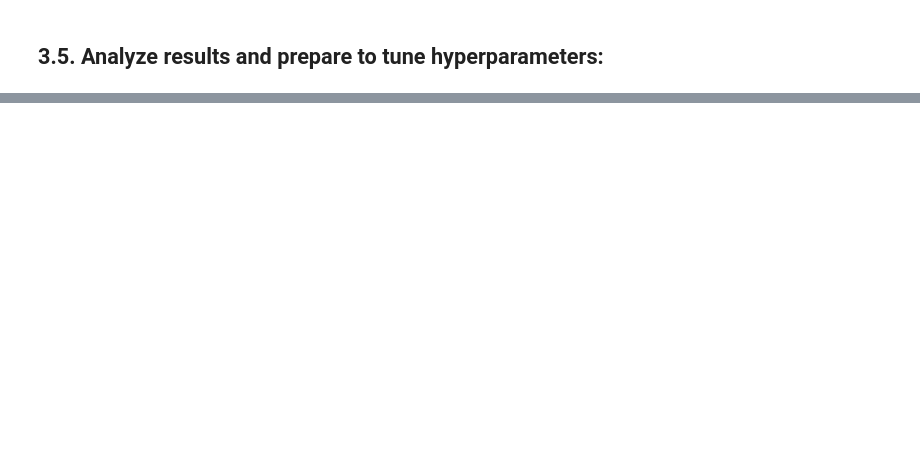
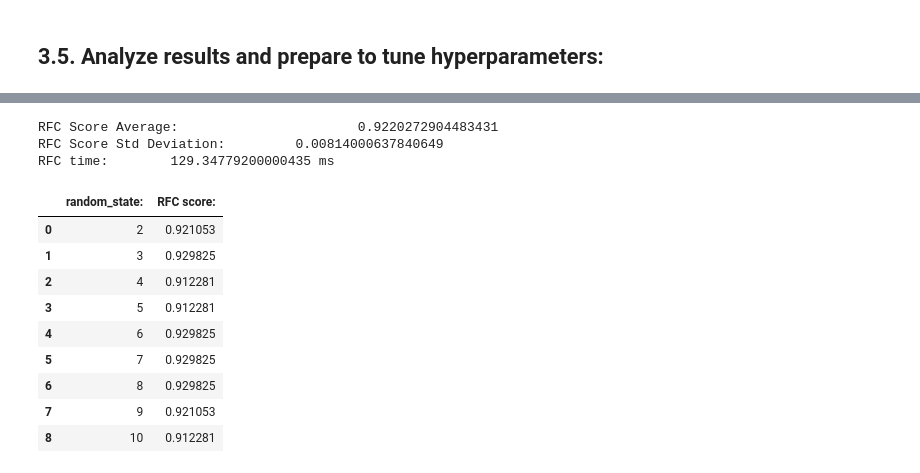
Before and after one commit to nhansen24/UCI_BreastCancer, a Jupyter notebook: notebook.ipynb, the cells around one changed output, grey strips where cells are left out. Drawn from its saved outputs; the diff is of its cells as text; code cells hidden in the pictures; blank space fills up the shorter version.

```diff
--- a/notebook.ipynb
+++ b/notebook.ipynb
@@ -232,0 +237,46 @@ RandomForestClassifier(max_depth=10, n_estimators=150, random_state=13)
+# %%
+# Modifying best rfc() to validate scores across dataset.
+score_list = list()
+
+scaler = StandardScaler()
+scaler.fit(X)
+X_train_scale = scaler.transform(X_train)
+X_test_scale = scaler.transform(X_test)
+
+# Loop to analyze for any meaningful impact of Random_state on bootstrapping in the RFC().
+for i in range(1,10):
+    clf = RandomForestClassifier(random_state=i+1,max_depth=10,n_estimators=150)
+    clf.fit(X_train_scale,y_train)
+    current_score = clf.score(X_test_scale,y_test)
+    score_list.append([i+1,current_score])
+
+c_names = ['random_state:','RFC score:']
+score_df = pd.DataFrame(score_list,columns=c_names)
+print('RFC Score Average: \t\t\t',str(score_df['RFC score:'].mean()))
+print('RFC Score Std Deviation: \t',str(score_df['RFC score:'].std()))
+# No indication that Random_state had a meaningful impact on our accuracy scores.
+
+from time import perf_counter as tpc
+
+start = tpc()
+clf = RandomForestClassifier(random_state=11,max_depth=10,n_estimators=150)
+clf.fit(X_train_scale,y_train)
+current_score = clf.score(X_test_scale,y_test)
+end = tpc()
+print('RFC time: \t', str((end - start) * 1000), 'ms')
+
+score_df
+# %% [output]
+RFC Score Average:                       0.9220272904483431
+RFC Score Std Deviation:         0.00814000637840649
+RFC time:        129.34779200000435 ms
+|  | random_state: | RFC score: |
+| 0 | 2 | 0.921053 |
+| 1 | 3 | 0.929825 |
+| 2 | 4 | 0.912281 |
+| 3 | 5 | 0.912281 |
+| 4 | 6 | 0.929825 |
+| 5 | 7 | 0.929825 |
+| 6 | 8 | 0.929825 |
+| 7 | 9 | 0.921053 |
+| 8 | 10 | 0.912281 |
```
Also changed, not shown: parts of 9 cells of this notebook.
